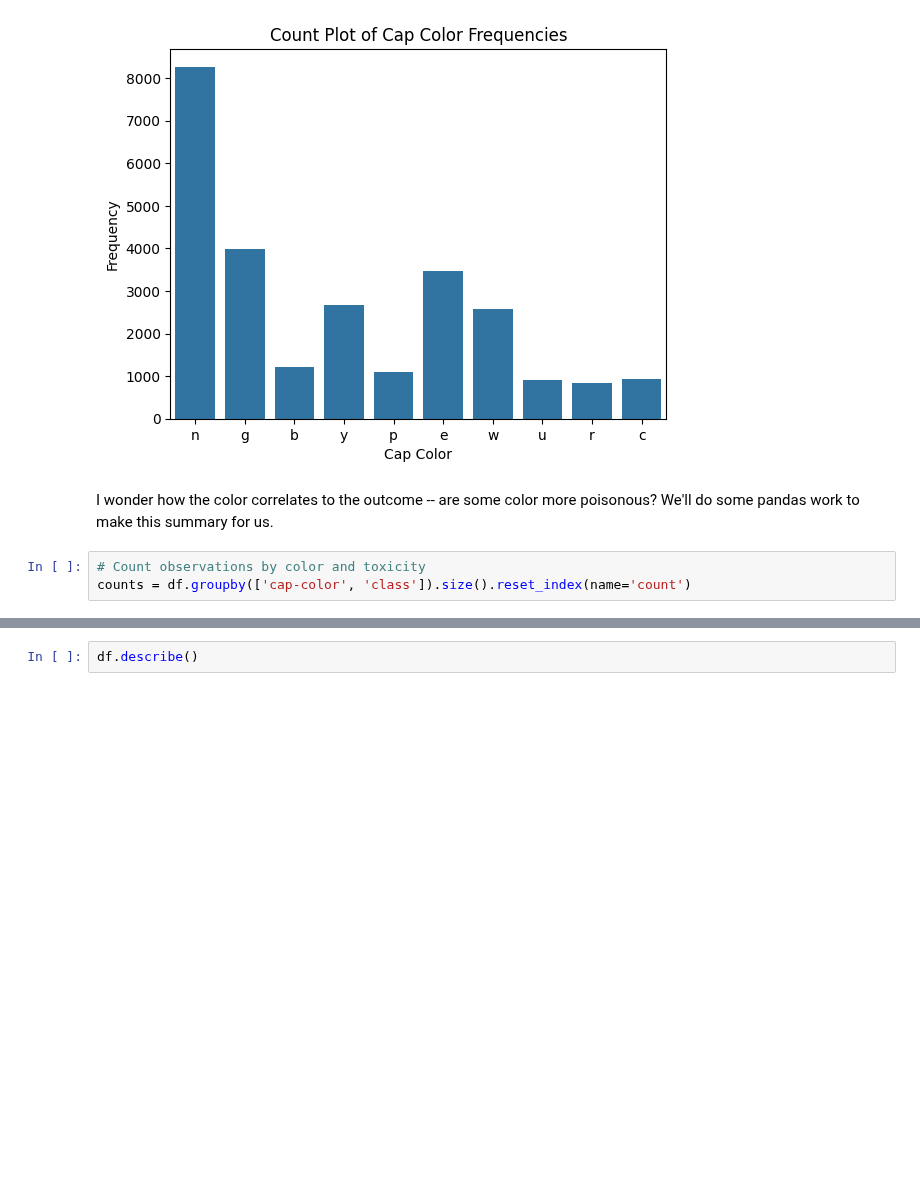
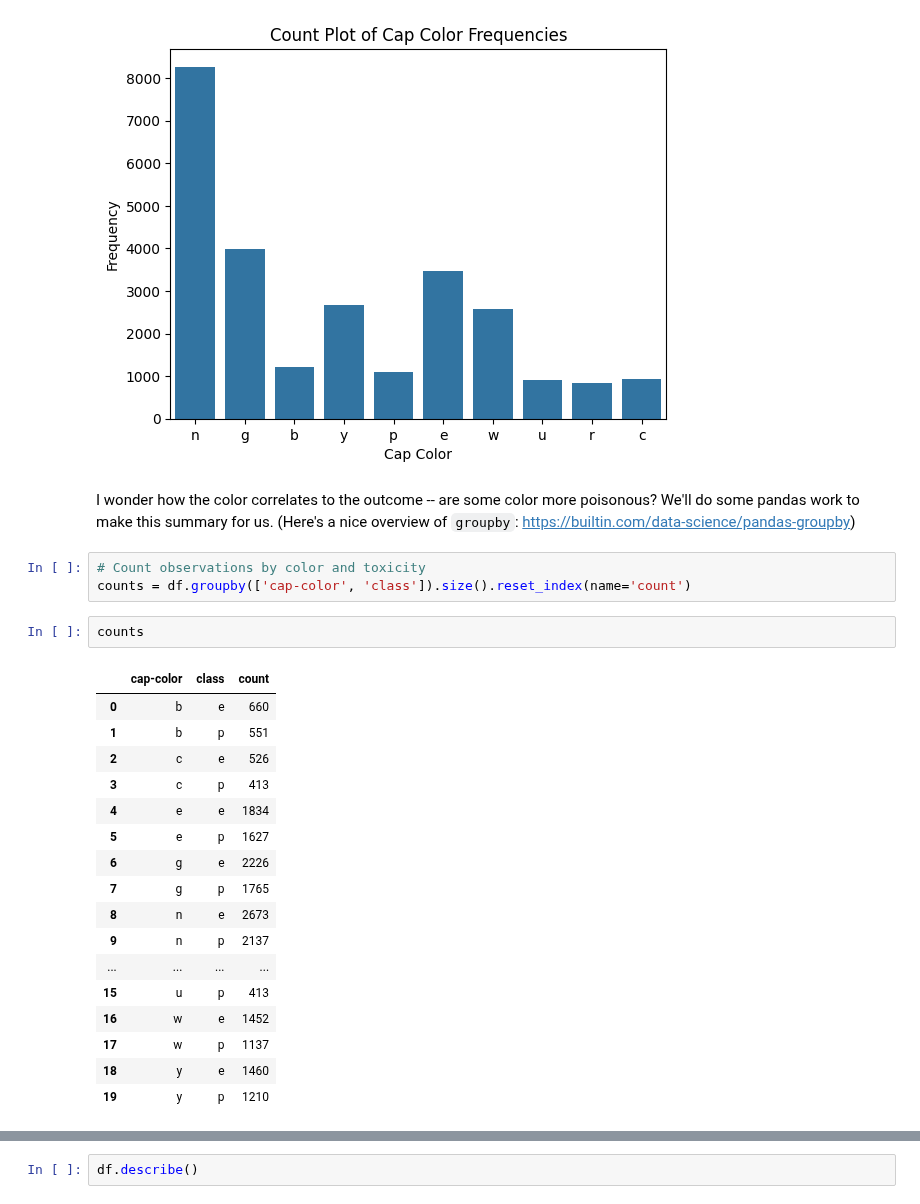
Before and after one commit to AET-CS/aet-cs.github.io, a Jupyter notebook: white/ML/lessons/mushroom_student.ipynb, the cells around one changed output, grey strips where cells are left out. Saved outputs shown, nothing was run; the diff lists cells and outputs as text; blank space fills up the shorter version.

```diff
--- a/white/ML/lessons/mushroom_student.ipynb
+++ b/white/ML/lessons/mushroom_student.ipynb
@@ -148,10 +148,30 @@ plt.show()
 # %% [output]
 [figure]
 # %% [markdown]
-I wonder how the color correlates to the outcome -- are some color more poisonous? We'll do some pandas work to make this summary for us.
+I wonder how the color correlates to the outcome -- are some color more poisonous? We'll do some pandas work to make this summary for us. (Here's a nice overview of `groupby`: https://builtin.com/data-science/pandas-groupby)
 # %%
 # Count observations by color and toxicity
 counts = df.groupby(['cap-color', 'class']).size().reset_index(name='count')
+# %%
+counts
+# %% [output]
+|  | cap-color | class | count |
+| 0 | b | e | 660 |
+| 1 | b | p | 551 |
+| 2 | c | e | 526 |
+| 3 | c | p | 413 |
+| 4 | e | e | 1834 |
+| 5 | e | p | 1627 |
+| 6 | g | e | 2226 |
+| 7 | g | p | 1765 |
+| 8 | n | e | 2673 |
+| 9 | n | p | 2137 |
+| ... | ... | ... | ... |
+| 15 | u | p | 413 |
+| 16 | w | e | 1452 |
+| 17 | w | p | 1137 |
+| 18 | y | e | 1460 |
+| 19 | y | p | 1210 |
 # %%
 # Create the bar plot
 plt.figure(figsize=(10, 6))
```
Also changed, not shown: parts of 2 cells of this notebook.
